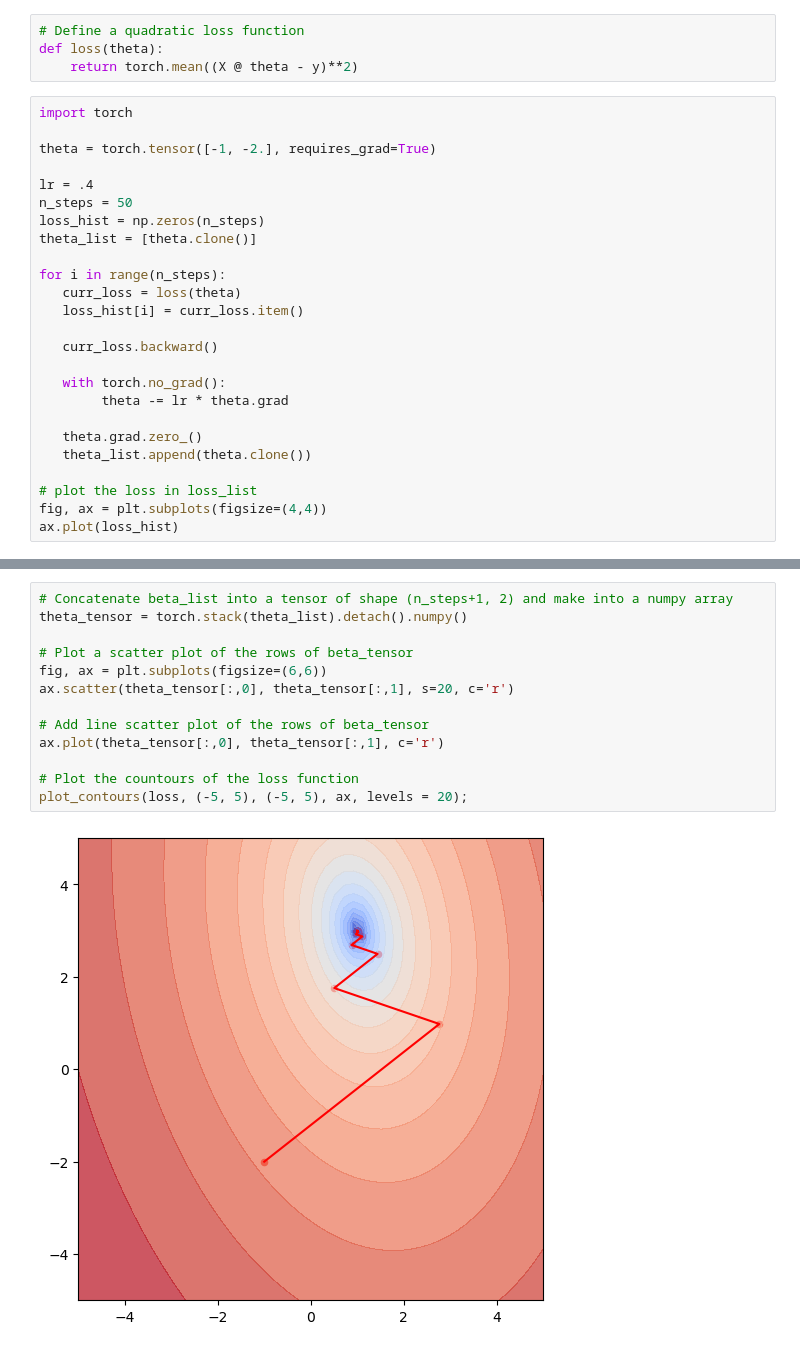
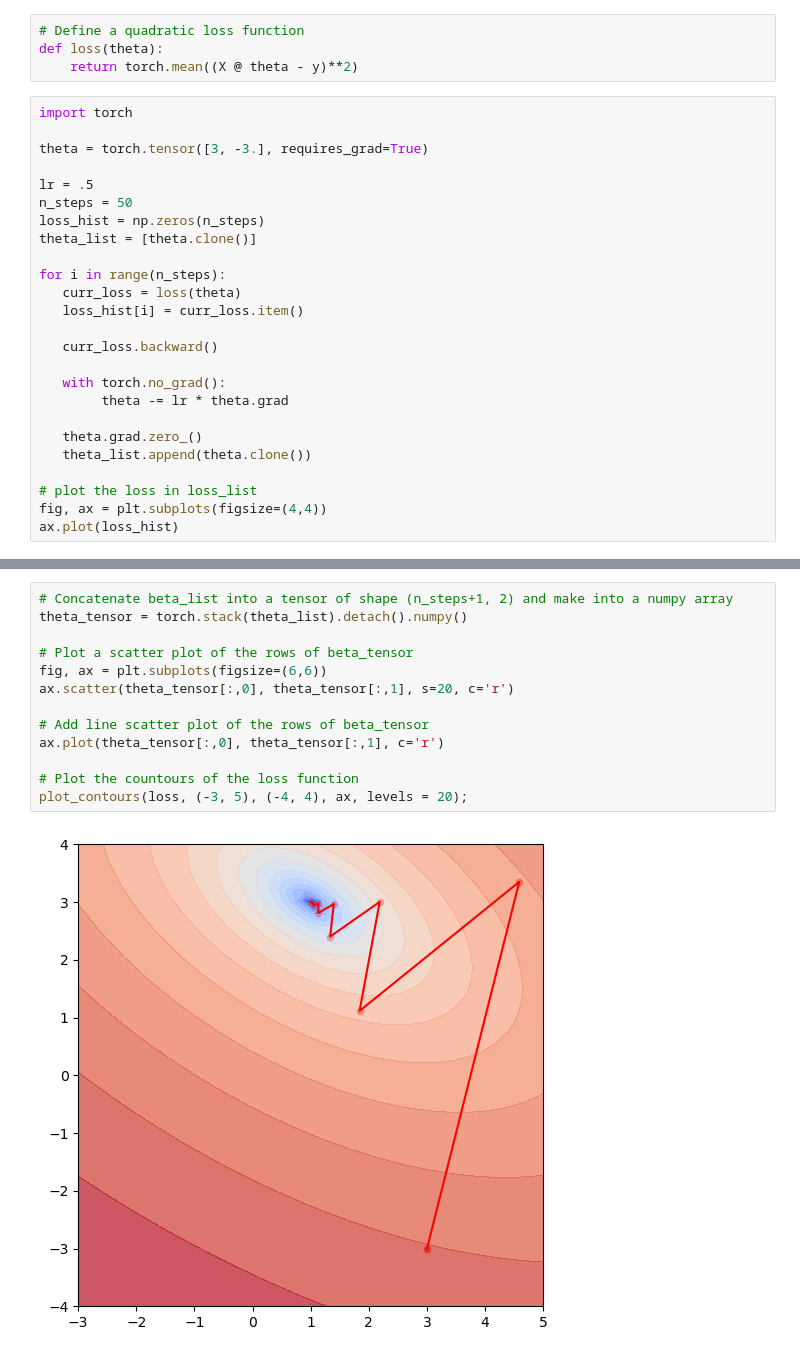
Before and after one commit to aaamini/torch-tut, a Jupyter notebook: W23/pytorch_basics.ipynb, the cells around one changed output, grey strips where cells are left out. Cells and saved outputs as stored; diff of their text form.

```diff
--- a/W23/pytorch_basics.ipynb
+++ b/W23/pytorch_basics.ipynb
@@ -153,9 +153,9 @@ def loss(theta):
 # %%
 import torch
 
-theta = torch.tensor([-1, -2.], requires_grad=True)
+theta = torch.tensor([3, -3.], requires_grad=True)
 
-lr = .4
+lr = .5
 n_steps = 50
 loss_hist = np.zeros(n_steps)
 theta_list = [theta.clone()]
@@ -181,15 +181,15 @@ ax.plot(loss_hist)
 # %%
 # Concatenate beta_list into a tensor of shape (n_steps+1, 2) and make into a numpy array
 theta_tensor = torch.stack(theta_list).detach().numpy()
 
 # Plot a scatter plot of the rows of beta_tensor
 fig, ax = plt.subplots(figsize=(6,6))
 ax.scatter(theta_tensor[:,0], theta_tensor[:,1], s=20, c='r')
 
 # Add line scatter plot of the rows of beta_tensor
 ax.plot(theta_tensor[:,0], theta_tensor[:,1], c='r')
 
 # Plot the countours of the loss function
-plot_contours(loss, (-5, 5), (-5, 5), ax, levels = 20);
+plot_contours(loss, (-3, 5), (-4, 4), ax, levels = 20);
 # %% [output]
-[figure, old version]
+[figure, new version]
```
Also changed, not shown: parts of 7 cells of this notebook, 2 other files.
